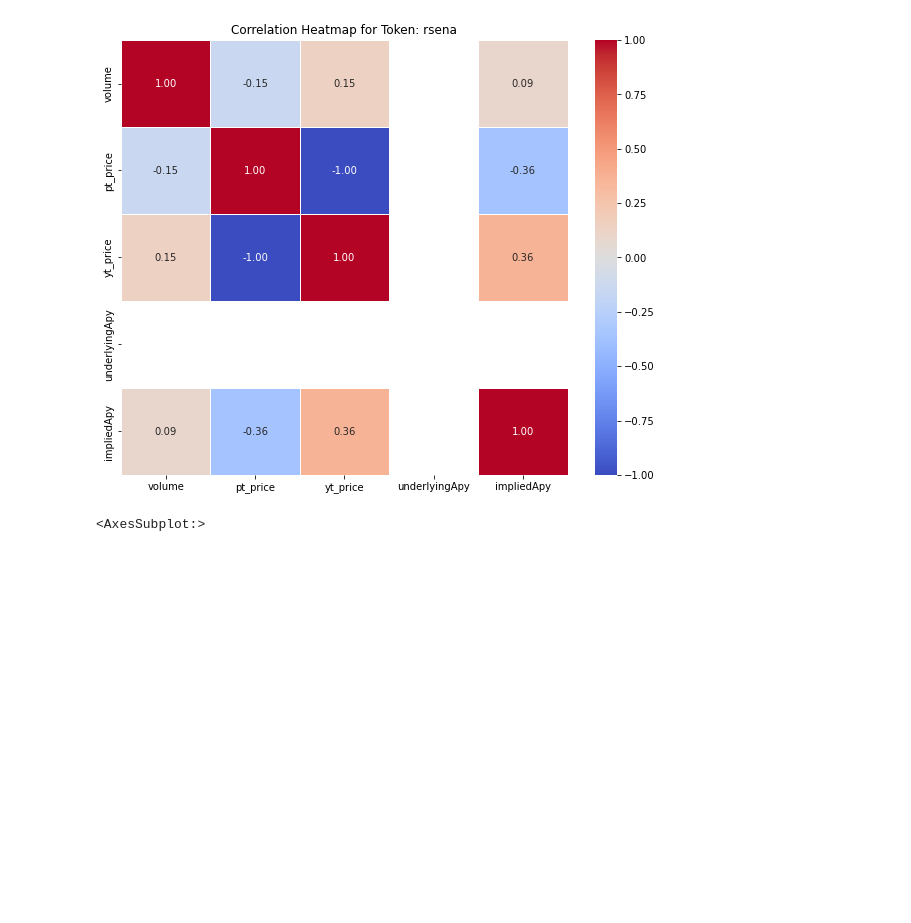
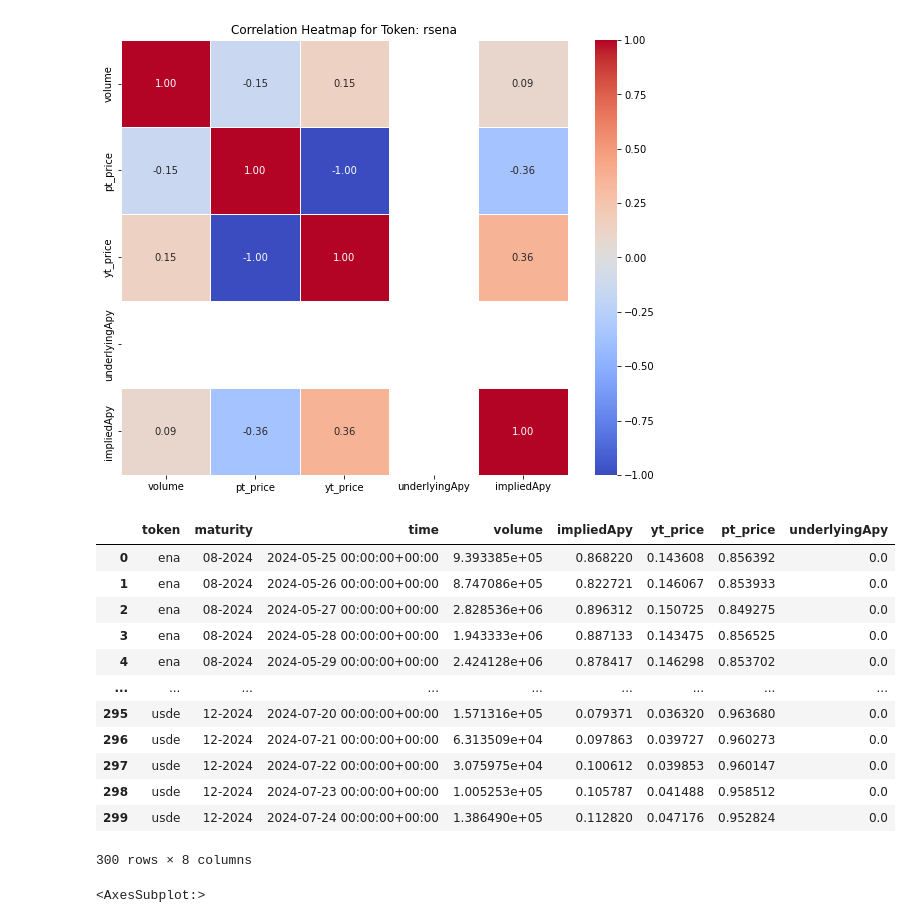
Before and after one commit to setamies/ena_analysis, a Jupyter notebook: pendle.ipynb, the cells around one changed output. Saved outputs shown, nothing was run; the diff lists cells and outputs as text; code cells hidden in the pictures; blank space fills up the shorter version.

```diff
--- a/pendle.ipynb
+++ b/pendle.ipynb
@@ -92,10 +109,31 @@ for token in unique_tokens:
 # %%
 """
 Groupy by token amd maturity, get mean implied apy per day, sum volume
 """
 
-daily_df = final_df.groupby(['token', 'maturity', final_df['time']]).agg({'volume': 'sum', 'impliedApy': 'mean', 'yt_price': 'last', 'pt_price': 'last'}).reset_index()
-#daily_df.to_csv('data/pendle_token_data.csv', index=False)
+daily_df = final_df.groupby(['token', 'maturity', pd.Grouper(key='time', freq='D')]).agg({
+    'volume': 'sum',
+    'impliedApy': 'mean',
+    'yt_price': 'last',
+    'pt_price': 'last',
+    'underlyingApy': 'mean'
+}).reset_index()
+daily_df.to_csv('data/pendle_token_data.csv', index=False)
+daily_df
+# %% [output]
+|  | token | maturity | time | volume | impliedApy | yt_price | pt_price | underlyingApy |
+| 0 | ena | 08-2024 | 2024-05-25 00:00:00+00:00 | 9.393385e+05 | 0.868220 | 0.143608 | 0.856392 | 0.0 |
+| 1 | ena | 08-2024 | 2024-05-26 00:00:00+00:00 | 8.747086e+05 | 0.822721 | 0.146067 | 0.853933 | 0.0 |
+| 2 | ena | 08-2024 | 2024-05-27 00:00:00+00:00 | 2.828536e+06 | 0.896312 | 0.150725 | 0.849275 | 0.0 |
+| 3 | ena | 08-2024 | 2024-05-28 00:00:00+00:00 | 1.943333e+06 | 0.887133 | 0.143475 | 0.856525 | 0.0 |
+| 4 | ena | 08-2024 | 2024-05-29 00:00:00+00:00 | 2.424128e+06 | 0.878417 | 0.146298 | 0.853702 | 0.0 |
+| ... | ... | ... | ... | ... | ... | ... | ... | ... |
+| 295 | usde | 12-2024 | 2024-07-20 00:00:00+00:00 | 1.571316e+05 | 0.079371 | 0.036320 | 0.963680 | 0.0 |
+| 296 | usde | 12-2024 | 2024-07-21 00:00:00+00:00 | 6.313509e+04 | 0.097863 | 0.039727 | 0.960273 | 0.0 |
+| 297 | usde | 12-2024 | 2024-07-22 00:00:00+00:00 | 3.075975e+04 | 0.100612 | 0.039853 | 0.960147 | 0.0 |
+| 298 | usde | 12-2024 | 2024-07-23 00:00:00+00:00 | 1.005253e+05 | 0.105787 | 0.041488 | 0.958512 | 0.0 |
+| 299 | usde | 12-2024 | 2024-07-24 00:00:00+00:00 | 1.386490e+05 | 0.112820 | 0.047176 | 0.952824 | 0.0 |
+300 rows × 8 columns
 # %%
 final_df[(final_df['token'] == 'susde') & (final_df['maturity'] == '09-2024')]['underlyingApy'].plot()
 # %% [output]
```
Also changed, not shown: parts of 15 cells of this notebook, 1 other file.
